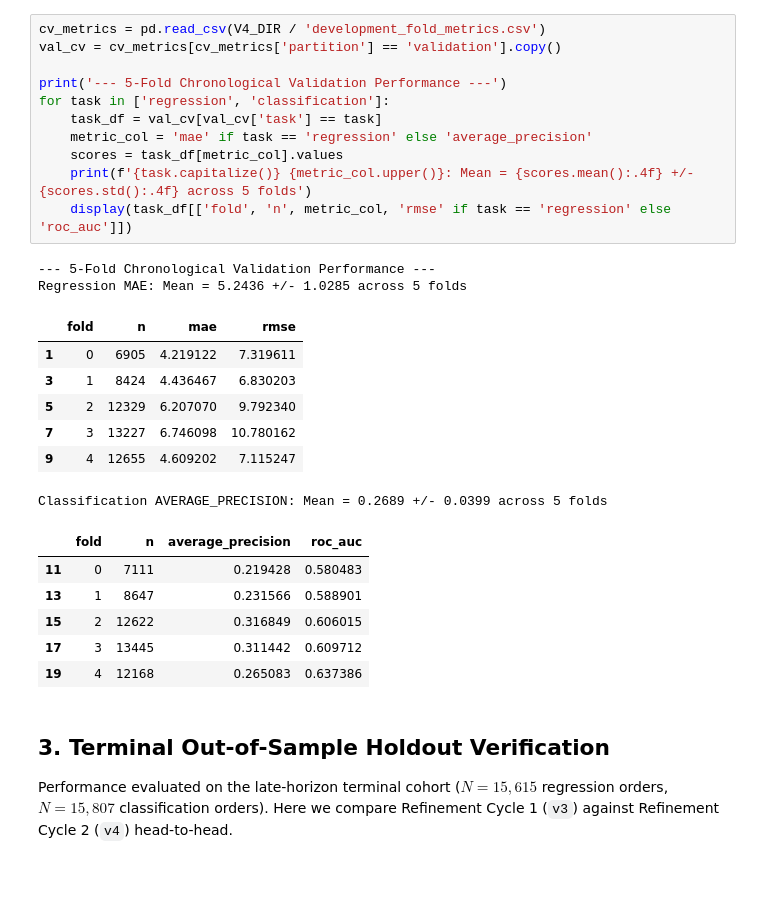
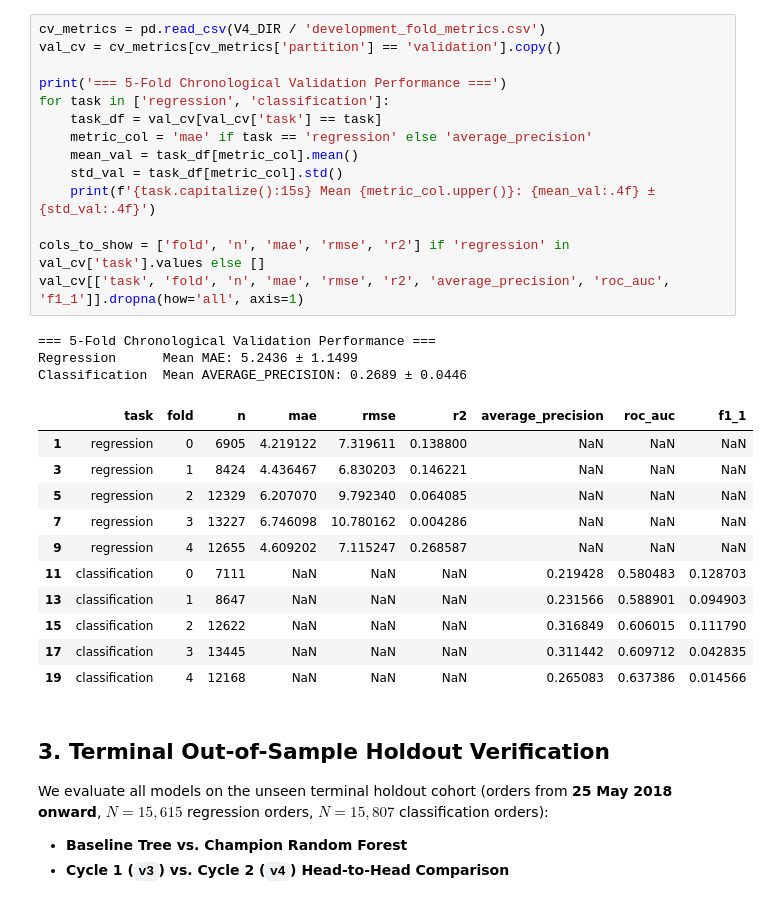
Before and after one commit to wuqianzong/Team11_IT5006_Ecommerce_Analytics_AY2627Sem1, a Jupyter notebook: notebooks/09_refinement_cycle2_migration.ipynb, the cells around one changed output. Cells and saved outputs as stored; diff of their text form; blank space fills up the shorter version.

```diff
--- a/notebooks/09_refinement_cycle2_migration.ipynb
+++ b/notebooks/09_refinement_cycle2_migration.ipynb
@@ -64,34 +78,38 @@ Evaluated across the 5 chronological forward-chaining expansion windows with val
 # %%
 cv_metrics = pd.read_csv(V4_DIR / 'development_fold_metrics.csv')
 val_cv = cv_metrics[cv_metrics['partition'] == 'validation'].copy()
 
-print('--- 5-Fold Chronological Validation Performance ---')
+print('=== 5-Fold Chronological Validation Performance ===')
 for task in ['regression', 'classification']:
     task_df = val_cv[val_cv['task'] == task]
     metric_col = 'mae' if task == 'regression' else 'average_precision'
-    scores = task_df[metric_col].values
-    print(f'{task.capitalize()} {metric_col.upper()}: Mean = {scores.mean():.4f} +/- {scores.std():.4f} across 5 folds')
-    display(task_df[['fold', 'n', metric_col, 'rmse' if task == 'regression' else 'roc_auc']])
+    mean_val = task_df[metric_col].mean()
+    std_val = task_df[metric_col].std()
+    print(f'{task.capitalize():15s} Mean {metric_col.upper()}: {mean_val:.4f} ± {std_val:.4f}')
+
+cols_to_show = ['fold', 'n', 'mae', 'rmse', 'r2'] if 'regression' in val_cv['task'].values else []
+val_cv[['task', 'fold', 'n', 'mae', 'rmse', 'r2', 'average_precision', 'roc_auc', 'f1_1']].dropna(how='all', axis=1)
 # %% [output]
---- 5-Fold Chronological Validation Performance ---
-Regression MAE: Mean = 5.2436 +/- 1.0285 across 5 folds
+=== 5-Fold Chronological Validation Performance ===
+Regression      Mean MAE: 5.2436 ± 1.1499
+Classification  Mean AVERAGE_PRECISION: 0.2689 ± 0.0446
-|  | fold | n | mae | rmse |
-| 1 | 0 | 6905 | 4.219122 | 7.319611 |
-| 3 | 1 | 8424 | 4.436467 | 6.830203 |
-| 5 | 2 | 12329 | 6.207070 | 9.792340 |
-| 7 | 3 | 13227 | 6.746098 | 10.780162 |
-| 9 | 4 | 12655 | 4.609202 | 7.115247 |
+|  | task | fold | n | mae | rmse | r2 | average_precision | roc_auc | f1_1 |
+| 1 | regression | 0 | 6905 | 4.219122 | 7.319611 | 0.138800 | NaN | NaN | NaN |
+| 3 | regression | 1 | 8424 | 4.436467 | 6.830203 | 0.146221 | NaN | NaN | NaN |
+| 5 | regression | 2 | 12329 | 6.207070 | 9.792340 | 0.064085 | NaN | NaN | NaN |
+| 7 | regression | 3 | 13227 | 6.746098 | 10.780162 | 0.004286 | NaN | NaN | NaN |
+| 9 | regression | 4 | 12655 | 4.609202 | 7.115247 | 0.268587 | NaN | NaN | NaN |
+| 11 | classification | 0 | 7111 | NaN | NaN | NaN | 0.219428 | 0.580483 | 0.128703 |
+| 13 | classification | 1 | 8647 | NaN | NaN | NaN | 0.231566 | 0.588901 | 0.094903 |
+| 15 | classification | 2 | 12622 | NaN | NaN | NaN | 0.316849 | 0.606015 | 0.111790 |
+| 17 | classification | 3 | 13445 | NaN | NaN | NaN | 0.311442 | 0.609712 | 0.042835 |
+| 19 | classification | 4 | 12168 | NaN | NaN | NaN | 0.265083 | 0.637386 | 0.014566 |
-Classification AVERAGE_PRECISION: Mean = 0.2689 +/- 0.0399 across 5 folds
-|  | fold | n | average_precision | roc_auc |
-| 11 | 0 | 7111 | 0.219428 | 0.580483 |
-| 13 | 1 | 8647 | 0.231566 | 0.588901 |
-| 15 | 2 | 12622 | 0.316849 | 0.606015 |
-| 17 | 3 | 13445 | 0.311442 | 0.609712 |
-| 19 | 4 | 12168 | 0.265083 | 0.637386 |
 # %% [markdown]
 ## 3. Terminal Out-of-Sample Holdout Verification
-Performance evaluated on the late-horizon terminal cohort ($N=15,615$ regression orders, $N=15,807$ classification orders).
-Here we compare Refinement Cycle 1 (`v3`) against Refinement Cycle 2 (`v4`) head-to-head.
+
+We evaluate all models on the unseen terminal holdout cohort (orders from **25 May 2018 onward**, $N=15,615$ regression orders, $N=15,807$ classification orders):
+* **Baseline Tree vs. Champion Random Forest**
+* **Cycle 1 (`v3`) vs. Cycle 2 (`v4`) Head-to-Head Comparison**
 # %%
 v3_term = pd.read_csv(V3_DIR / 'terminal/metrics.csv')
 v4_term = pd.read_csv(V4_DIR / 'terminal/metrics.csv')
```
Also changed, not shown: parts of 22 cells of this notebook, 1 other file.
